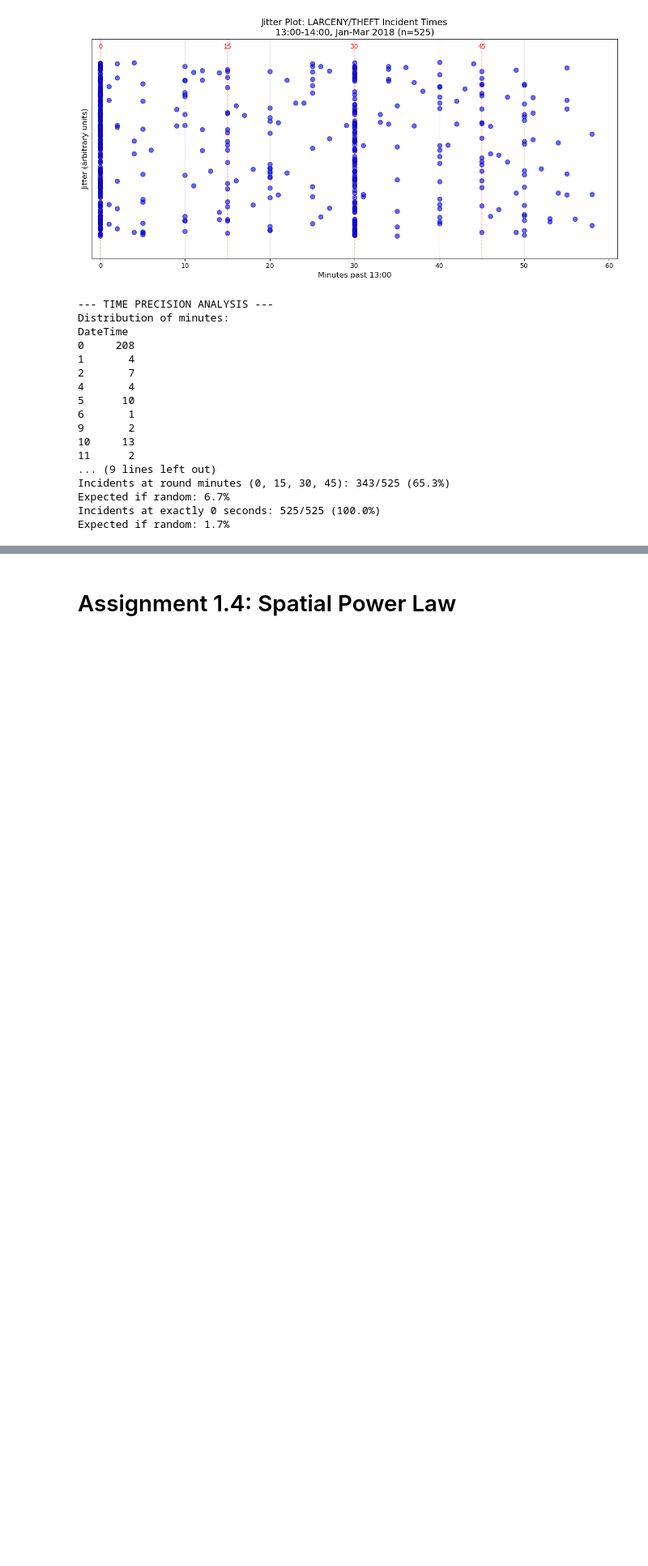
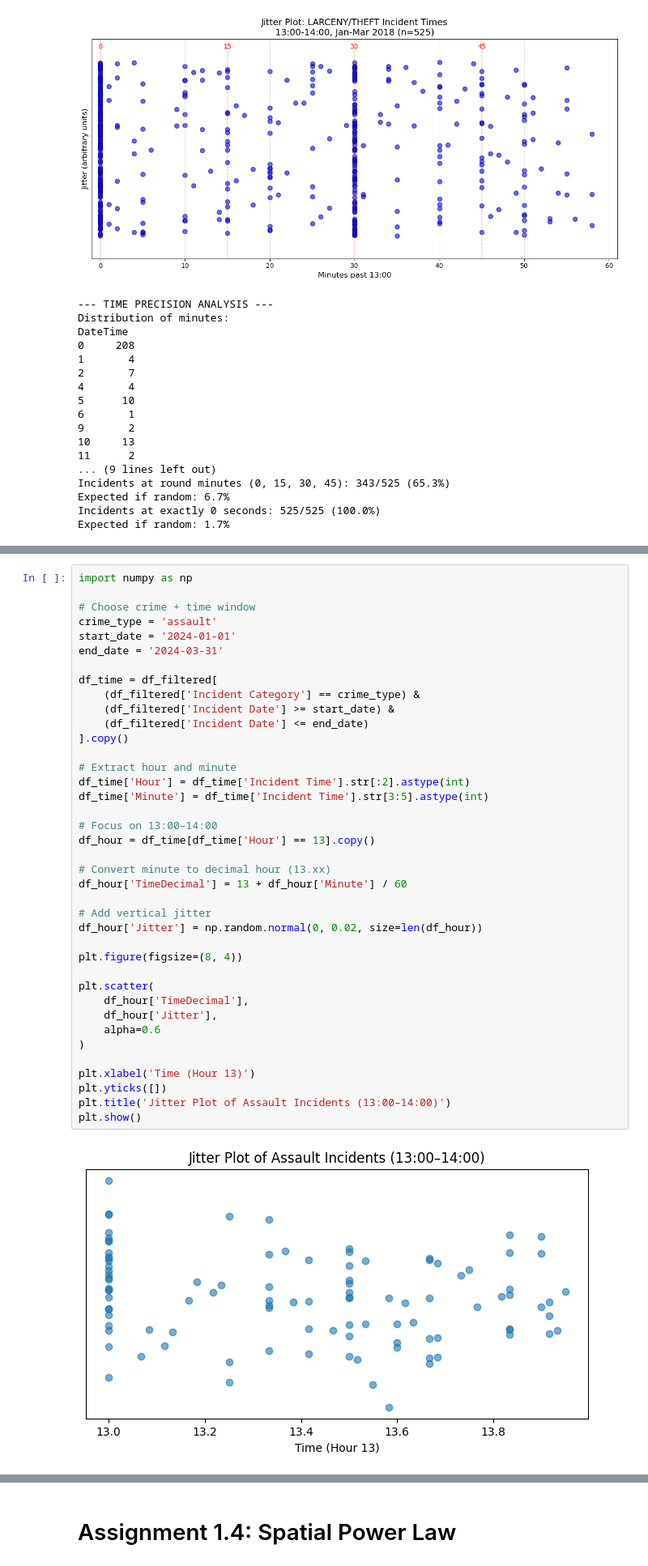
Before and after one commit to michmai/-02806-Social-Data-Analysis-and-Visualization, a Jupyter notebook: Assignment1.ipynb, the cells around one changed output, grey strips where cells are left out. Shown at 81% size. Drawn from its saved outputs; the diff is of its cells as text; blank space fills up the shorter version.

```diff
--- a/Assignment1.ipynb
+++ b/Assignment1.ipynb
@@ -798,0 +653,41 @@ This pattern indicates that incident times are often **estimated or rounded** ra
+# %%
+import numpy as np
+
+# Choose crime + time window
+crime_type = 'assault'
+start_date = '2024-01-01'
+end_date = '2024-03-31'
+
+df_time = df_filtered[
+    (df_filtered['Incident Category'] == crime_type) &
+    (df_filtered['Incident Date'] >= start_date) &
+    (df_filtered['Incident Date'] <= end_date)
+].copy()
+
+# Extract hour and minute
+df_time['Hour'] = df_time['Incident Time'].str[:2].astype(int)
+df_time['Minute'] = df_time['Incident Time'].str[3:5].astype(int)
+
+# Focus on 13:00–14:00
+df_hour = df_time[df_time['Hour'] == 13].copy()
+
+# Convert minute to decimal hour (13.xx)
+df_hour['TimeDecimal'] = 13 + df_hour['Minute'] / 60
+
+# Add vertical jitter
+df_hour['Jitter'] = np.random.normal(0, 0.02, size=len(df_hour))
+
+plt.figure(figsize=(8, 4))
+
+plt.scatter(
+    df_hour['TimeDecimal'],
+    df_hour['Jitter'],
+    alpha=0.6
+)
+
+plt.xlabel('Time (Hour 13)')
+plt.yticks([])
+plt.title('Jitter Plot of Assault Incidents (13:00–14:00)')
+plt.show()
+# %% [output]
+[figure, added]
```
Also changed, not shown: parts of 7 cells of this notebook.
